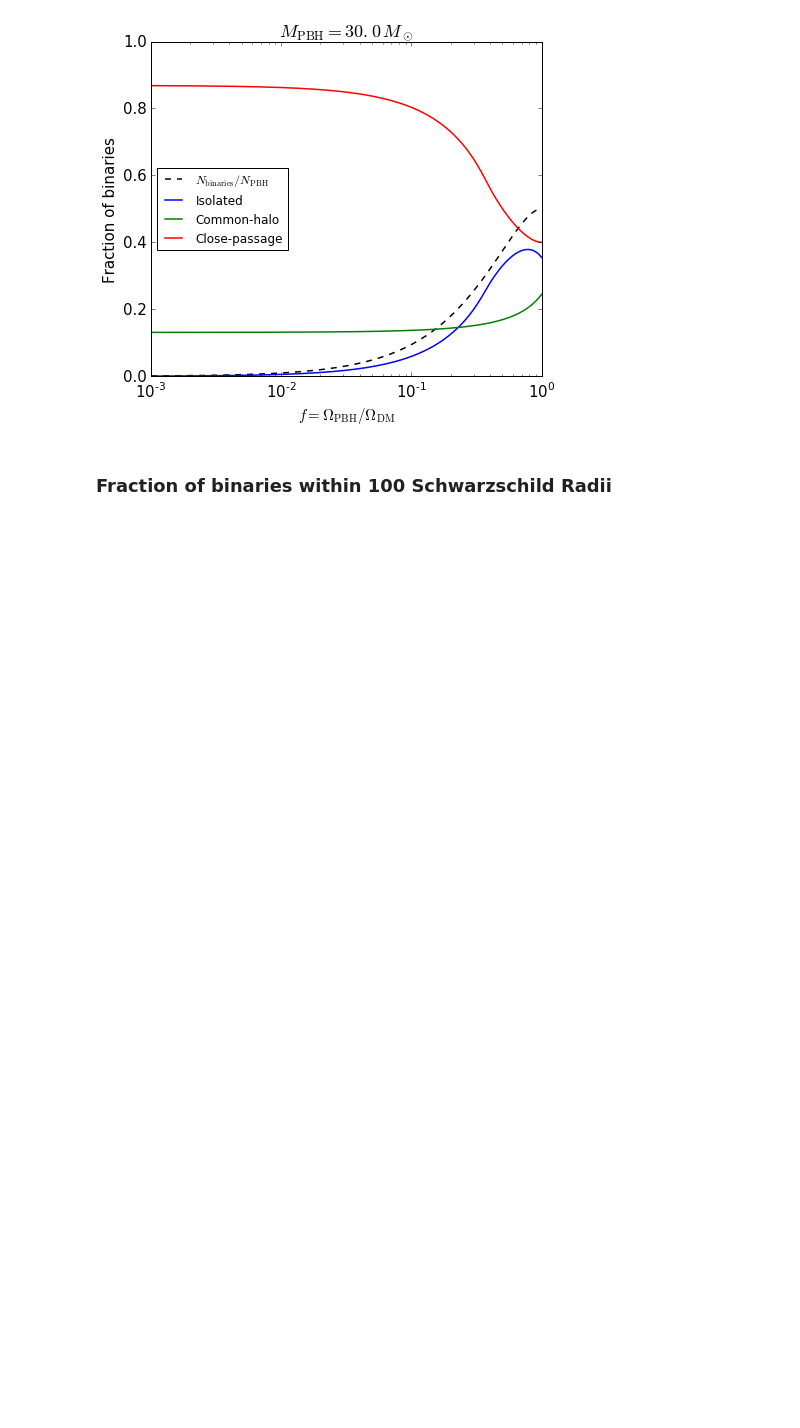
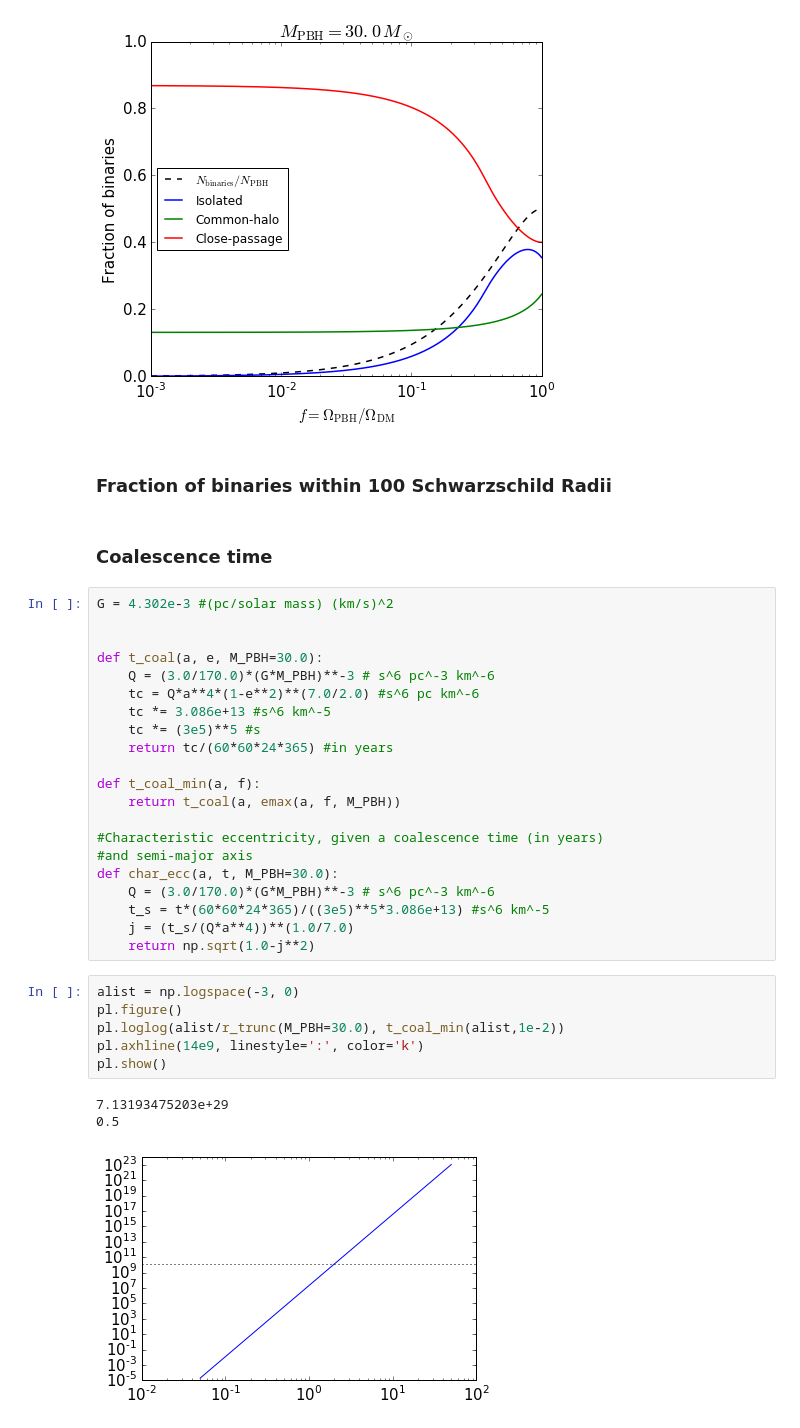
Before and after one commit to LBJ-Wade/PBHinDMclothing, a Jupyter notebook: code/PBH.ipynb, the cells around one changed output. Drawn from its saved outputs; the diff is of its cells as text; blank space fills up the shorter version.

```diff
--- a/code/PBH.ipynb
+++ b/code/PBH.ipynb
@@ -314,3 +314,36 @@ pl.show()
 [figure]
 # %% [markdown]
 ### Fraction of binaries within 100 Schwarzschild Radii
+# %% [markdown]
+### Coalescence time
+# %%
+G = 4.302e-3 #(pc/solar mass) (km/s)^2
+
+
+def t_coal(a, e, M_PBH=30.0):
+    Q = (3.0/170.0)*(G*M_PBH)**-3 # s^6 pc^-3 km^-6
+    tc = Q*a**4*(1-e**2)**(7.0/2.0) #s^6 pc km^-6
+    tc *= 3.086e+13 #s^6 km^-5
+    tc *= (3e5)**5 #s
+    return tc/(60*60*24*365) #in years
+
+def t_coal_min(a, f):
+    return t_coal(a, emax(a, f, M_PBH))
+
+#Characteristic eccentricity, given a coalescence time (in years)
+#and semi-major axis
+def char_ecc(a, t, M_PBH=30.0):
+    Q = (3.0/170.0)*(G*M_PBH)**-3 # s^6 pc^-3 km^-6
+    t_s = t*(60*60*24*365)/((3e5)**5*3.086e+13) #s^6 km^-5
+    j = (t_s/(Q*a**4))**(1.0/7.0)
+    return np.sqrt(1.0-j**2)
+# %%
+alist = np.logspace(-3, 0)
+pl.figure()
+pl.loglog(alist/r_trunc(M_PBH=30.0), t_coal_min(alist,1e-2))
+pl.axhline(14e9, linestyle=':', color='k')
+pl.show()
+# %% [output]
+7.13193475203e+29
+0.5
+[figure, added]
```
Also changed, not shown: parts of 8 cells of this notebook, 19 other files.
